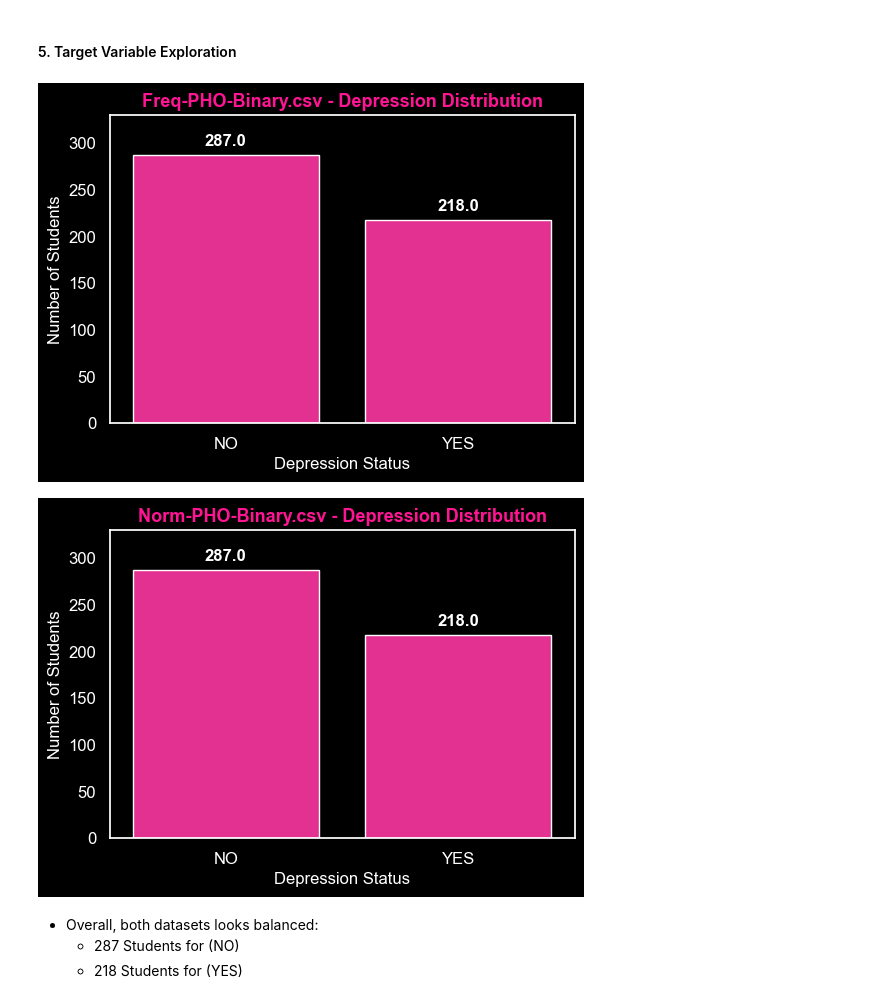
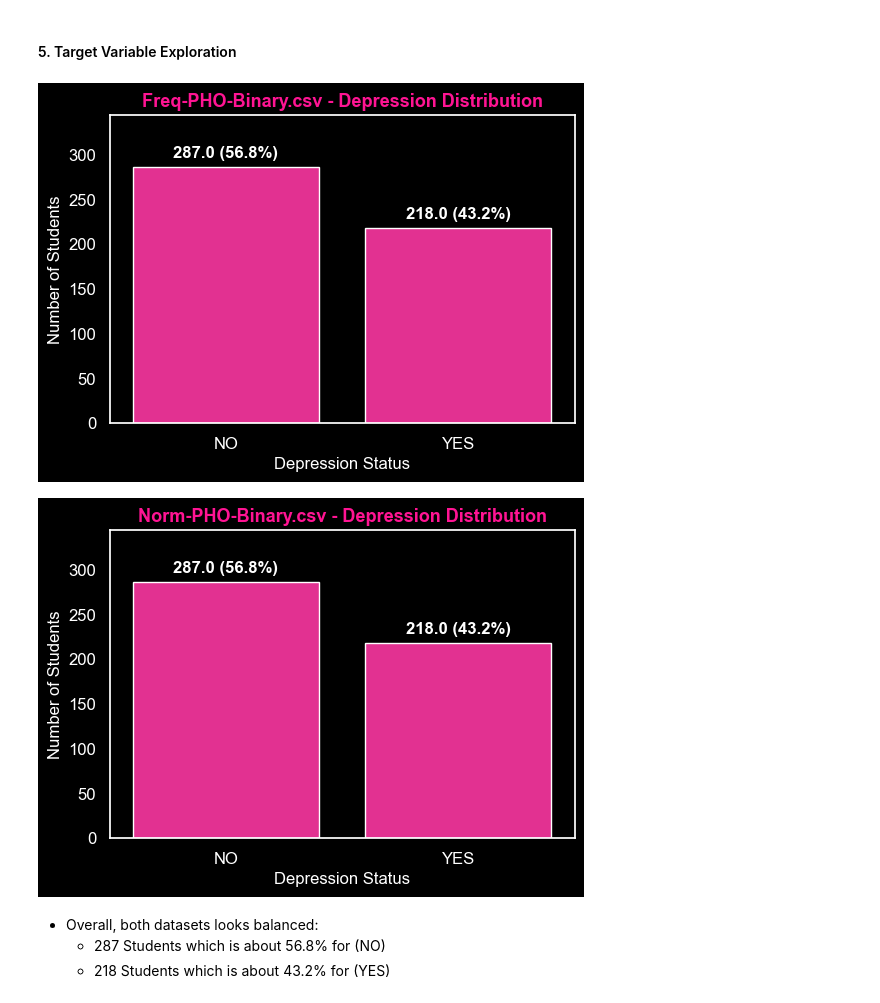
Before and after one commit to Syaza777/Classification-Depression-Dataset-Using-KNN-DT-SVM, a Jupyter notebook: A1.ipynb, the cells around one changed output. Drawn from its saved outputs; the diff is of its cells as text; code cells hidden in the pictures.

```diff
--- a/A1.ipynb
+++ b/A1.ipynb
@@ -304,47 +304,48 @@ Norm-PHO-Binary.csv Categorical Summary
 # %% [markdown]
 #### 5. Target Variable Exploration
 # %%
-import matplotlib.pyplot as plt
-import seaborn as sns
-
+# Function to plot target distribution
 def plot_target_distribution(df, dataset_name):
     plt.figure(figsize=(6,4), facecolor='black')  # Figure background black
 
     # Countplot
     ax = sns.countplot(x='Depression', data=df, color='deeppink')
     ax.set_facecolor('black')
 
     # Remove grid lines
     ax.grid(False)
 
     # Increase y-axis limit to fit labels
     max_count = df['Depression'].value_counts().max()
-    ax.set_ylim(0, max_count + max_count*0.15)
+    ax.set_ylim(0, max_count + max_count*0.2)  # Add 20% padding
 
-    # Add value labels on top of bars
+    # Add value labels (count + percentage)
+    total = len(df)
     for p in ax.patches:
         height = p.get_height()
-        ax.text(p.get_x() + p.get_width()/2, height + 10, str(height),
+        percentage = height / total * 100
+        label = f"{height} ({percentage:.1f}%)"
+        ax.text(p.get_x() + p.get_width()/2, height + 10, label,
                 ha='center', color='white', fontsize=12, fontweight='bold')
 
     # Titles and labels
     ax.set_title(f'{dataset_name} - Depression Distribution', fontsize=13, color='deeppink', fontweight='bold')
     ax.set_xlabel('Depression Status', fontsize=12, color='white')
     ax.set_ylabel('Number of Students', fontsize=12, color='white')
 
     # Ticks
     ax.tick_params(axis='x', colors='white', labelsize=12)
     ax.tick_params(axis='y', colors='white', labelsize=12)
 
     plt.show()
 
 # Apply to both datasets
 plot_target_distribution(freq, "Freq-PHO-Binary.csv")
 plot_target_distribution(norm, "Norm-PHO-Binary.csv")
 # %% [output]
-[figure, old version]
+[figure, new version]
-[figure, old version]
+[figure, new version]
 # %% [markdown]
 * Overall, both datasets looks balanced:
-    - 287 Students for (NO)
-    - 218 Students for (YES)
+    - 287 Students which is about 56.8% for (NO)
+    - 218 Students which is about 43.2% for (YES)
```
Also changed, not shown: parts of 9 cells of this notebook.
